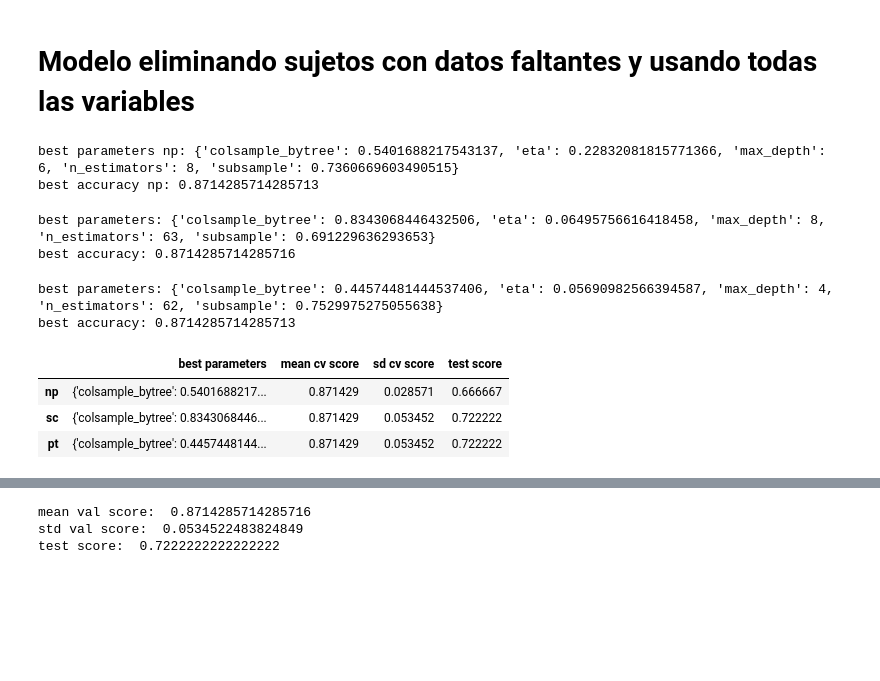
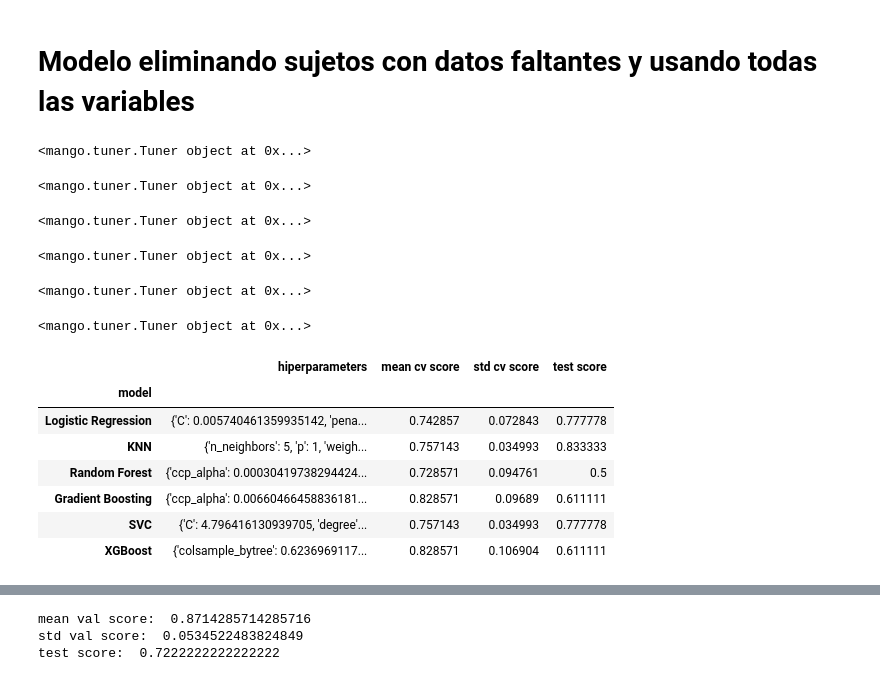
Before and after one commit to jhquiza/EEG_IAT, a Jupyter notebook: Modelos clasificación conectividad grupos de actores.ipynb, the cells around one changed output, grey strips where cells are left out. Saved outputs shown, nothing was run; the diff lists cells and outputs as text; code cells hidden in the pictures; blank space fills up the shorter version.

```diff
--- a/Modelos clasificación conectividad grupos de actores.ipynb
+++ b/Modelos clasificación conectividad grupos de actores.ipynb
@@ -93,26 +42,19 @@ param_space =dict(n_estimators=range(1,100), max_depth=range(3,10), subsample=un
-# %%
-# Modelo XGBoost sin preprocesar
-params_np, scores_np, test_score_np = modelo_xgboost_np(param_space=param_space)
-
-# Modelo XGBoost con standard scaler y min_max scaler
-preprocessor = ColumnTransformer([('scaler', StandardScaler(), continuas_cols), ('min_max', MinMaxScaler(), discretas_cols)], remainder='passthrough')
-params_sc, scores_sc, test_score_sc = modelo_xgboost_sc(param_space=param_space, preprocessor=preprocessor)
-
-# Modelo XGBoost con power transformer y min_max scaler
-preprocessor = ColumnTransformer([('pt', PowerTransformer(), continuas_cols), ('min_max', MinMaxScaler(), discretas_cols)], remainder='passthrough')
-params_pt, scores_pt, test_score_pt = modelo_xgboost_sc(param_space=param_space, preprocessor=preprocessor)
-# %% [output]
-best parameters np: {'colsample_bytree': 0.5401688217543137, 'eta': 0.22832081815771366, 'max_depth': 6, 'n_estimators': 8, 'subsample': 0.7360669603490515}
-best accuracy np: 0.8714285714285713
-best parameters: {'colsample_bytree': 0.8343068446432506, 'eta': 0.06495756616418458, 'max_depth': 8, 'n_estimators': 63, 'subsample': 0.691229636293653}
-best accuracy: 0.8714285714285716
-best parameters: {'colsample_bytree': 0.44574481444537406, 'eta': 0.05690982566394587, 'max_depth': 4, 'n_estimators': 62, 'subsample': 0.7529975275055638}
-best accuracy: 0.8714285714285713
-# %%
-clf_results = pd.DataFrame(data=[[params_np, scores_np.mean(), scores_np.std(), test_score_np],[params_sc, scores_sc.mean(), scores_sc.std(), test_score_sc],[params_pt, scores_pt.mean(), scores_pt.std(), test_score_pt]], index=['np', 'sc', 'pt'], columns=['best parameters', 'mean cv score', 'sd cv score', 'test score'])
-clf_results
-# %% [output]
-|  | best parameters | mean cv score | sd cv score | test score |
-| np | {'colsample_bytree': 0.5401688217... | 0.871429 | 0.028571 | 0.666667 |
-| sc | {'colsample_bytree': 0.8343068446... | 0.871429 | 0.053452 | 0.722222 |
-| pt | {'colsample_bytree': 0.4457448144... | 0.871429 | 0.053452 | 0.722222 |
+# %%
+# modelos con variables sin preprocesar
+best_results_np = ml.get_best_model_np(X_train=X_train, y_train_label=y_train_label, X_test=X_test, y_test_label=y_test_label)
+best_results_np
+# %% [output]
+<mango.tuner.Tuner object at 0x...>
+<mango.tuner.Tuner object at 0x...>
+<mango.tuner.Tuner object at 0x...>
+<mango.tuner.Tuner object at 0x...>
+<mango.tuner.Tuner object at 0x...>
+<mango.tuner.Tuner object at 0x...>
+|  | hiperparameters | mean cv score | std cv score | test score |
+| model |  |  |  |  |
+| Logistic Regression | {'C': 0.005740461359935142, 'pena... | 0.742857 | 0.072843 | 0.777778 |
+| KNN | {'n_neighbors': 5, 'p': 1, 'weigh... | 0.757143 | 0.034993 | 0.833333 |
+| Random Forest | {'ccp_alpha': 0.00030419738294424... | 0.728571 | 0.094761 | 0.5 |
+| Gradient Boosting | {'ccp_alpha': 0.00660466458836181... | 0.828571 | 0.09689 | 0.611111 |
+| SVC | {'C': 4.796416130939705, 'degree'... | 0.757143 | 0.034993 | 0.777778 |
+| XGBoost | {'colsample_bytree': 0.6236969117... | 0.828571 | 0.106904 | 0.611111 |
```
Also changed, not shown: parts of 5 cells of this notebook, 1 other file.
